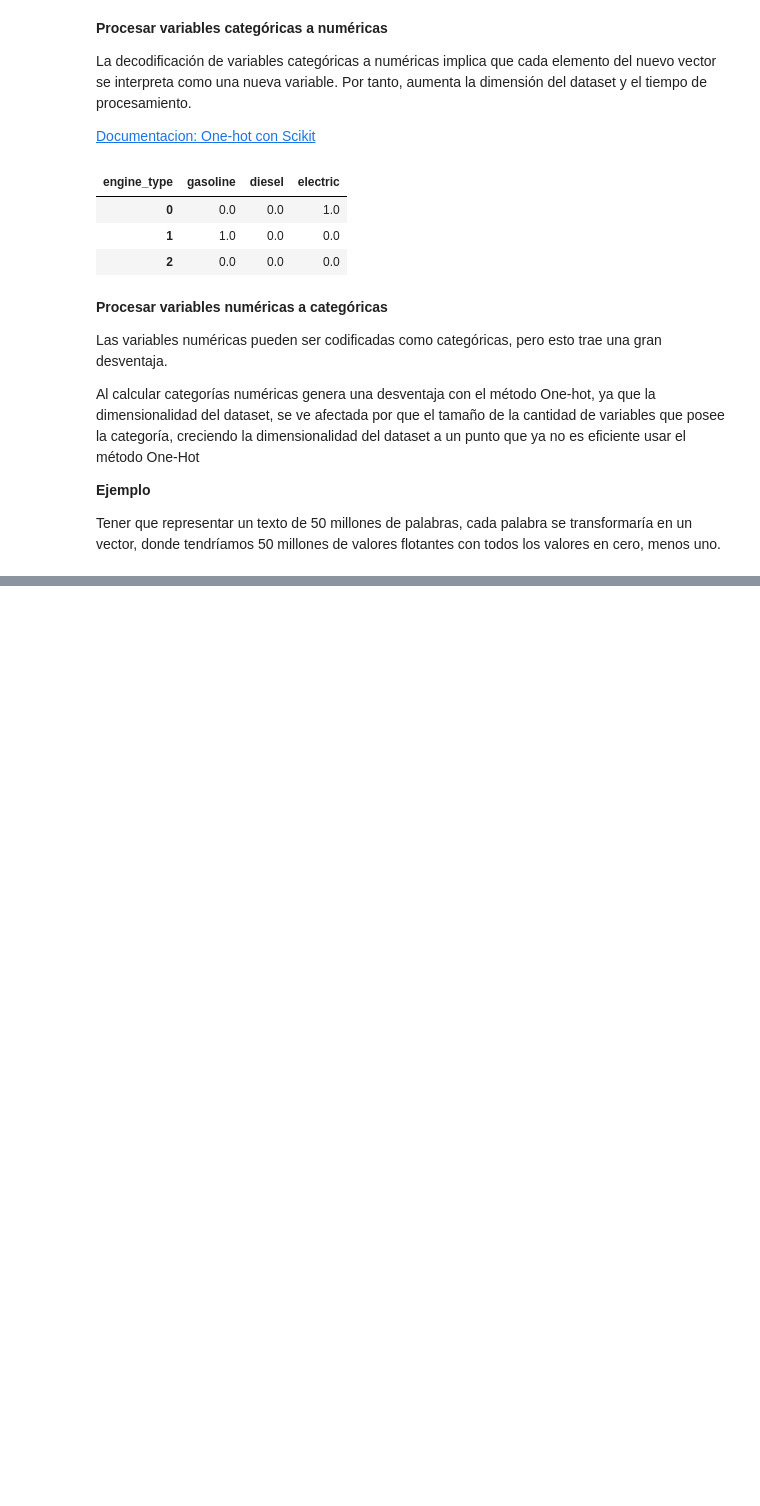
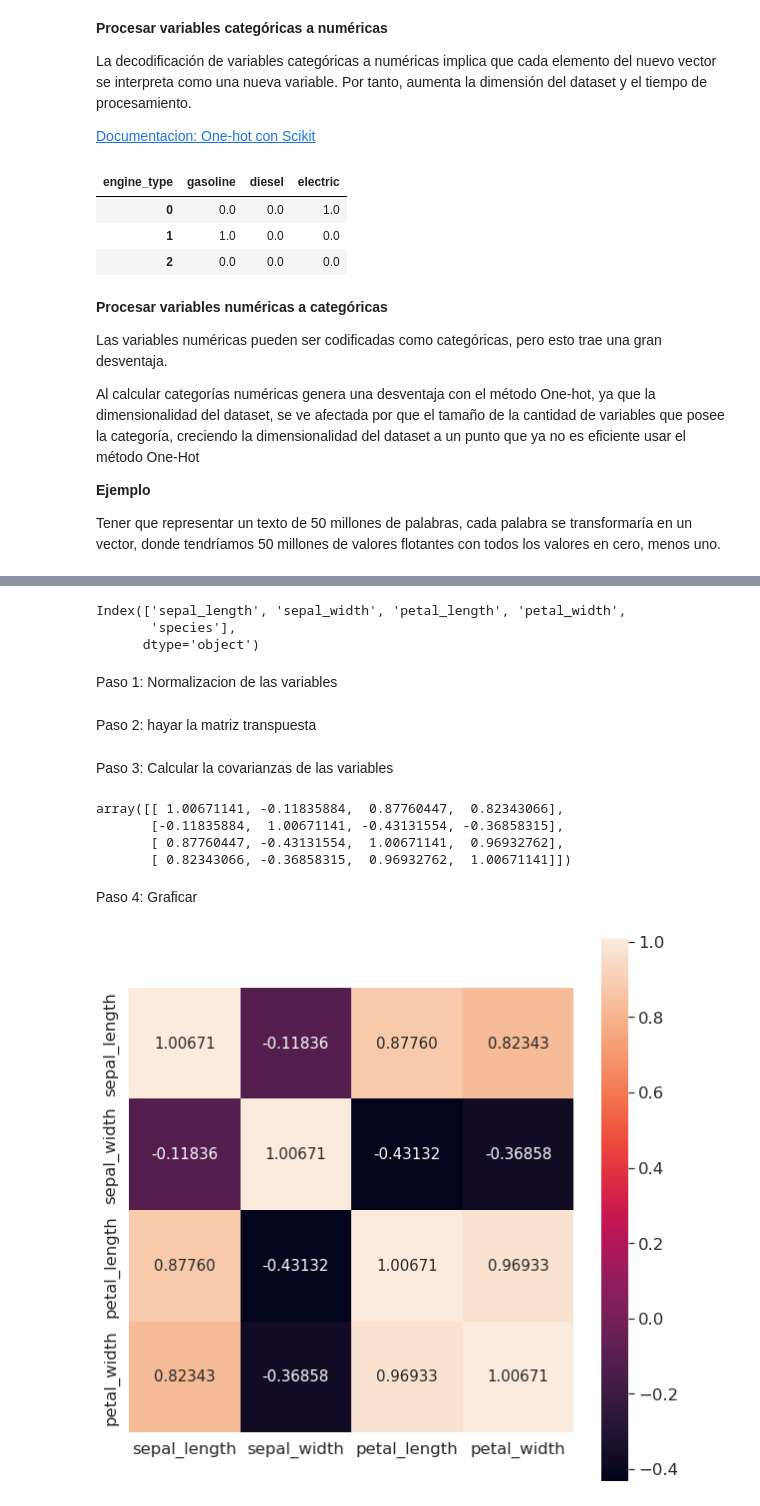
Before and after one commit to ronaldespinozaa/estadistica-descriptiva, a Jupyter notebook: estadistica-descriptiva.ipynb, the cells around one changed output, grey strips where cells are left out. Cells and saved outputs as stored; diff of their text form; code cells hidden in the pictures; blank space fills up the shorter version.

Commit message:
distribucion de datos arbitrarios, PCA, y otras cosas locas

```diff
--- a/estadistica-descriptiva.ipynb
+++ b/estadistica-descriptiva.ipynb
@@ -1373,0 +1438,7 @@ Entonces lo que tratamos de hacer es estandarizar la escala, donde usamos el **c
+# %%
+import numpy as np
+import matplotlib.pyplot as plt
+import seaborn as sns
+from sklearn.preprocessing import StandardScaler
+
+iris = sns.load_dataset('iris')
@@ -1373,0 +1453,22 @@ Entonces lo que tratamos de hacer es estandarizar la escala, donde usamos el **c
+# %%
+# Nombres de las columnas
+iris.columns
+# %% [output]
+Index(['sepal_length', 'sepal_width', 'petal_length', 'petal_width',
+       'species'],
+      dtype='object')
+# %% [markdown]
+Paso 1: Normalizacion de las variables
+# %%
+# Esta es la normalizacion de restar el promedio y dividir por la desv estandar por cada variable para que todas queden estandar
+scaler = StandardScaler()
+scaled = scaler.fit_transform(
+    iris[['sepal_length', 'sepal_width', 'petal_length', 'petal_width']]
+)
+scaled;
+
+# Todos estos numeros ya se encuentran normalizados de acuerdo a la distribucion misma de sus datos.
+
+# Para calcular la matriz de correlaciones, asi que debemos hacer la matriz Transpuesta
+# %% [markdown]
+Paso 2: hayar la matriz transpuesta
@@ -1373,0 +1478,34 @@ Entonces lo que tratamos de hacer es estandarizar la escala, donde usamos el **c
+# %% [markdown]
+Paso 3: Calcular la covarianzas de las variables
+# %%
+# Matriz de covarianza
+
+covariance_matrix = np.cov(scaled.T)
+covariance_matrix
+# %% [output]
+array([[ 1.00671141, -0.11835884,  0.87760447,  0.82343066],
+       [-0.11835884,  1.00671141, -0.43131554, -0.36858315],
+       [ 0.87760447, -0.43131554,  1.00671141,  0.96932762],
+       [ 0.82343066, -0.36858315,  0.96932762,  1.00671141]])
+# %% [markdown]
+Paso 4: Graficar
+# %%
+# Visualizacion de la Matriz de covarianza
+
+# Graficamos con un mapa de calor ya que nos facilita la visualizacion de los datos
+
+plt.figure(figsize=(10,10))
+sns.set(font_scale=1.5)
+
+sns.heatmap(
+    data=covariance_matrix,
+    annot=True, # Valores numericos dentro de la matriz
+    cbar=True, # Barra a la derecha
+    square=True, # no se
+    fmt='.5f', # Decimales de los valores dentro de la matriz
+    annot_kws={'size':15}, # Tamano de fuente de los valores
+    yticklabels=['sepal_length', 'sepal_width', 'petal_length', 'petal_width'],# Leyenda X
+    xticklabels=['sepal_length', 'sepal_width', 'petal_length', 'petal_width'],# Leyenda Y
+    );
+# %% [output]
+[figure, added]
```
Also changed, not shown: parts of 28 cells of this notebook.
